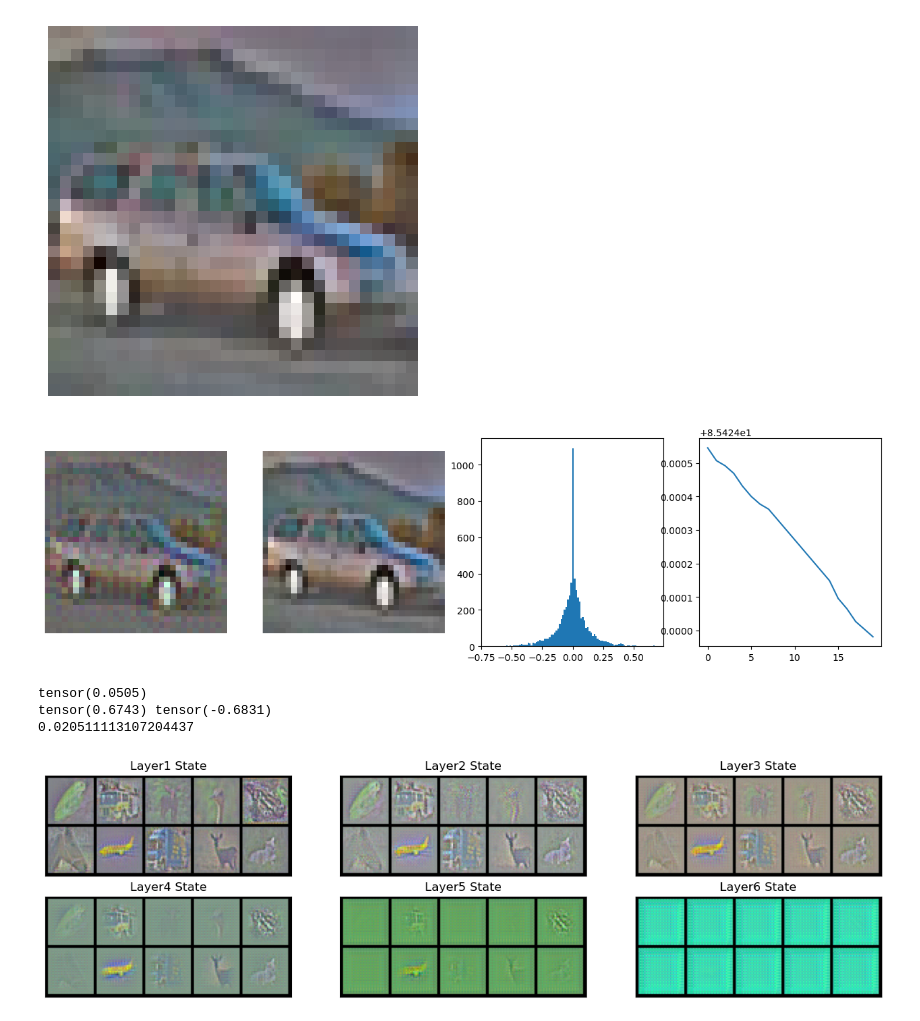
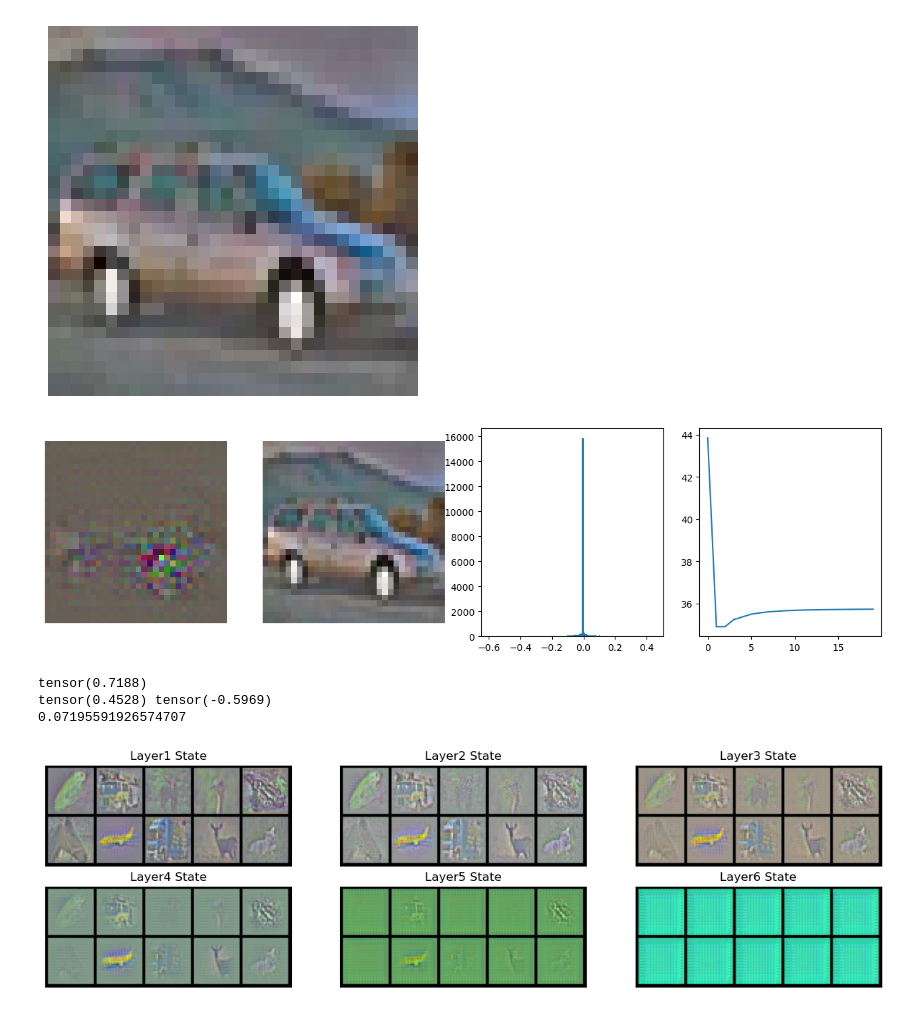
Before and after one commit to chrisdcs/DPCN, a Jupyter notebook: ML-CSC/cifar10-L6.ipynb, the cells around one changed output. Cells and saved outputs as stored; diff of their text form; code cells hidden in the pictures.

```diff
--- a/ML-CSC/cifar10-L6.ipynb
+++ b/ML-CSC/cifar10-L6.ipynb
@@ -22,12 +22,12 @@ class MLCSC6(nn.Module):
     def __init__(self, n_layers = 6):
         super(MLCSC6, self).__init__()
 
-        D1 = nn.ConvTranspose2d(32, 3, kernel_size=6, stride=2, padding=0)
-        D2 = nn.ConvTranspose2d(128, 32, kernel_size=3, stride=1, padding=0)
-        D3 = nn.ConvTranspose2d(256, 128, kernel_size=3, stride=1, padding=0)
-        D4 = nn.ConvTranspose2d(512, 256, kernel_size=3, stride=1, padding=0)
-        D5 = nn.ConvTranspose2d(768, 512, kernel_size=3, stride=1, padding=0)
-        D6 = nn.ConvTranspose2d(1024, 768, kernel_size=5, stride=1, padding=0)
+        D1 = nn.ConvTranspose2d(128, 3, kernel_size=6, stride=2, padding=0)
+        D2 = nn.ConvTranspose2d(128, 128, kernel_size=3, stride=1, padding=0)
+        D3 = nn.ConvTranspose2d(128, 128, kernel_size=3, stride=1, padding=0)
+        D4 = nn.ConvTranspose2d(128, 128, kernel_size=3, stride=1, padding=0)
+        D5 = nn.ConvTranspose2d(256, 128, kernel_size=3, stride=1, padding=0)
+        D6 = nn.ConvTranspose2d(256, 256, kernel_size=5, stride=1, padding=0)
 
         #self.layers = [D6, D5, D4, D3, D2, D1]
         self.layers = [D6, D5, D4, D3, D2, D1]
@@ -138,45 +138,45 @@ torch.Size([1, 4, 3, 16, 16])
 (-0.5, 31.5, 31.5, -0.5)
 [figure]
 # %%
-model_dec = MLCSC6(1)
+model_dec = MLCSC6(2)
 model_dec.cuda()
 #code = torch.randn(1, 256, 10, 10).cuda()
 
 #print(recon.shape)
 idx = 2
 x = torch.from_numpy(data[idx:idx+32]).cuda()
 
 code = model_dec.initialize(x)
 #code = torch.randn_like(code).cuda()
 
-sparse_code, loss_list = model_dec.FISTA(code, x, lambd=0.03, n_iter=20)
+sparse_code, loss_list = model_dec.FISTA(code, x, lambd=0.1, n_iter=20)
 recon = model_dec(sparse_code)
 
 fig, ax = plt.subplots(1, 4, figsize=(16, 4))
 
 idx = 2
 
 reconstruction = recon[idx].detach().cpu().permute(1, 2, 0).numpy()
 reconstruction = (reconstruction - np.min(reconstruction)) / (np.max(reconstruction) - np.min(reconstruction))
 label = x[idx].detach().cpu().permute(1, 2, 0).numpy()
 label = (label - np.min(label)) / (np.max(label) - np.min(label))
 ax[0].imshow(reconstruction)
 ax[1].imshow(label)
 _ = ax[2].hist(sparse_code[0].detach().cpu().flatten(), bins=100)
 for i in range(2):
     # remove axis
     ax[i].axis('off')
 ax[3].plot(loss_list)
 plt.show()
 
 print(torch.sum(sparse_code[0].detach().cpu().flatten()==0) / torch.numel(sparse_code[0].detach().cpu().flatten()))
 print(sparse_code[0].detach().cpu().flatten().max(), sparse_code[0].detach().cpu().flatten().min())
 print(torch.mean(torch.square(recon - x)).item())
 # %% [output]
-[figure, old version]
+[figure, new version]
-tensor(0.0505)
-tensor(0.6743) tensor(-0.6831)
-0.020511113107204437
+tensor(0.7188)
+tensor(0.4528) tensor(-0.5969)
+0.07195591926574707
 # %%
 idx = np.random.randint(0, 50000, 32)
 batch_data = data[idx]
```
Also changed, not shown: parts of 2 cells of this notebook, 16 other files.
